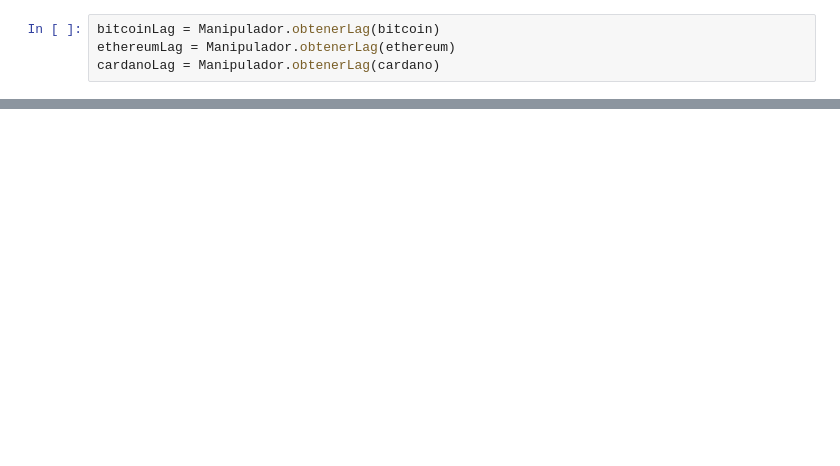
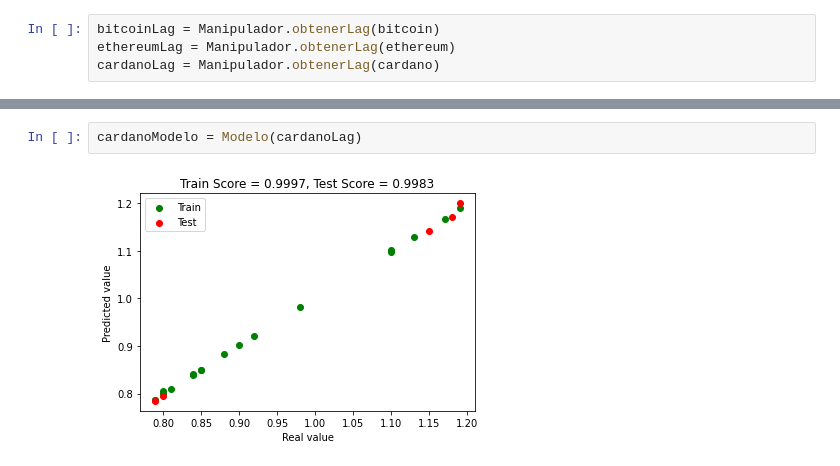
Before and after one commit to LautaroLasorsa/examen-mutt, a Jupyter notebook: Analisis cotización monedas.ipynb, the cells around one changed output, grey strips where cells are left out. Saved outputs shown, nothing was run; the diff lists cells and outputs as text; blank space fills up the shorter version.

```diff
--- a/Analisis cotización monedas.ipynb
+++ b/Analisis cotización monedas.ipynb
@@ -195,0 +191,4 @@ bitcoinModelo = Modelo(bitcoinLag)
+# %%
+cardanoModelo = Modelo(cardanoLag)
+# %% [output]
+[figure, added]
```
Also changed, not shown: parts of 13 cells of this notebook.
